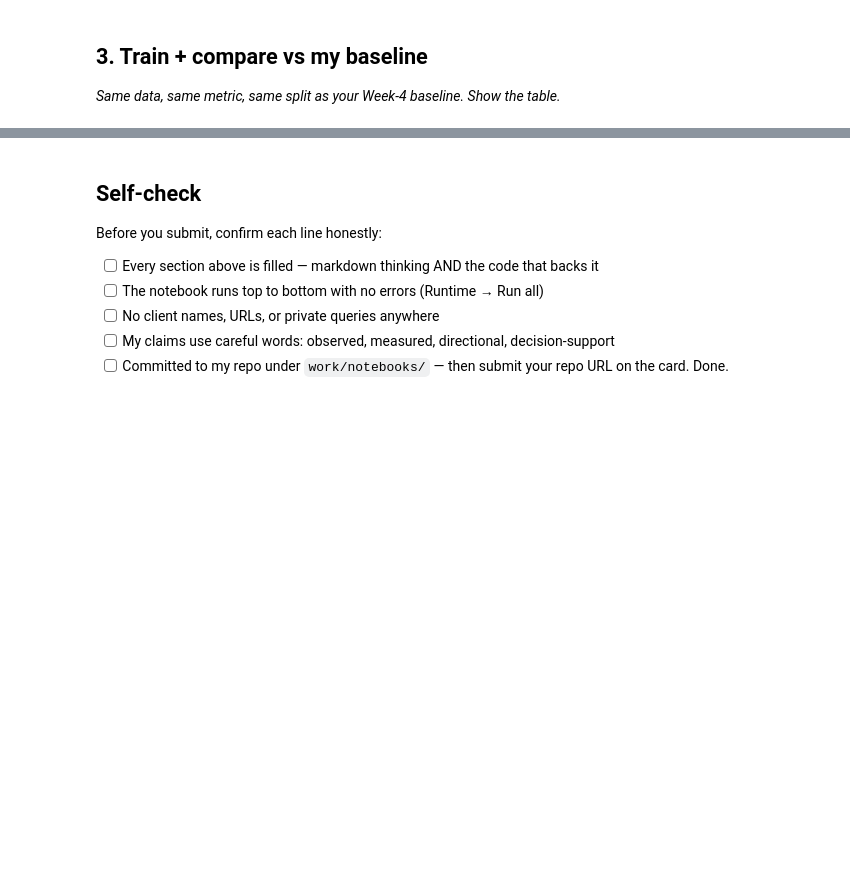
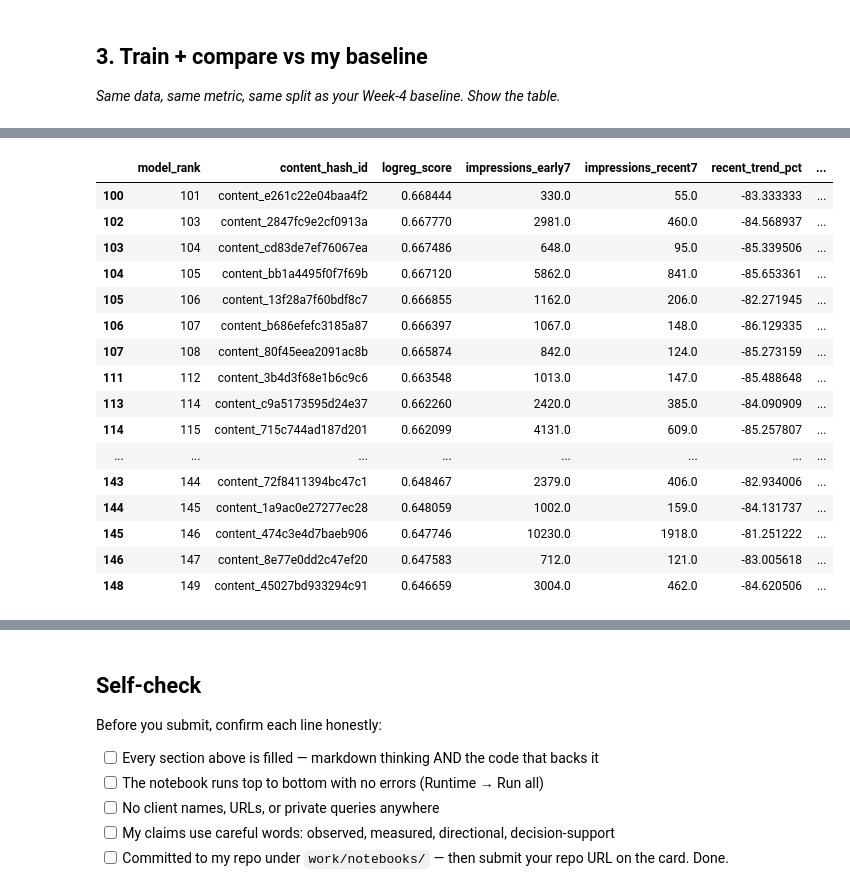
Before and after one commit to jh-emon002/flyrank-intern, a Jupyter notebook: work/notebooks/w05_model.ipynb, the cells around one changed output, grey strips where cells are left out. Cells and saved outputs as stored; diff of their text form; code cells hidden in the pictures; blank space fills up the shorter version.

```diff
--- a/work/notebooks/w05_model.ipynb
+++ b/work/notebooks/w05_model.ipynb
@@ -36,0 +596,17 @@ This skeleton is yours to fill. Work the sections **in order** — each one has
+# %%
+analysis_df = (
+    test_df
+    .sort_values(
+        "logreg_score",
+        ascending=False
+    )
+    .reset_index(drop=True)
+)
+
+analysis_df["model_rank"] = (
+    np.arange(len(analysis_df)) + 1
+)
+
+analysis_df["selected_top100"] = (
+    analysis_df["model_rank"] <= 100
+)
@@ -36,0 +690,41 @@ This skeleton is yours to fill. Work the sections **in order** — each one has
+# %%
+near_miss_positives = analysis_df[
+    (analysis_df["model_rank"] > 100)
+    & (analysis_df["model_rank"] <= 150)
+    & (analysis_df[TARGET] == 1)
+]
+
+display(
+    near_miss_positives[
+        [
+            "model_rank",
+            "content_hash_id",
+            "logreg_score",
+            "impressions_early7",
+            "impressions_recent7",
+            "recent_trend_pct",
+            "ctr_recent7_pct",
+            "avg_position_recent7",
+            "position_change",
+            TARGET
+        ]
+    ]
+)
+# %% [output]
+|  | model_rank | content_hash_id | logreg_score | impressions_early7 | impressions_recent7 | recent_trend_pct | ... |
+| 100 | 101 | content_e261c22e04baa4f2 | 0.668444 | 330.0 | 55.0 | -83.333333 | ... |
+| 102 | 103 | content_2847fc9e2cf0913a | 0.667770 | 2981.0 | 460.0 | -84.568937 | ... |
+| 103 | 104 | content_cd83de7ef76067ea | 0.667486 | 648.0 | 95.0 | -85.339506 | ... |
+| 104 | 105 | content_bb1a4495f0f7f69b | 0.667120 | 5862.0 | 841.0 | -85.653361 | ... |
+| 105 | 106 | content_13f28a7f60bdf8c7 | 0.666855 | 1162.0 | 206.0 | -82.271945 | ... |
+| 106 | 107 | content_b686efefc3185a87 | 0.666397 | 1067.0 | 148.0 | -86.129335 | ... |
+| 107 | 108 | content_80f45eea2091ac8b | 0.665874 | 842.0 | 124.0 | -85.273159 | ... |
+| 111 | 112 | content_3b4d3f68e1b6c9c6 | 0.663548 | 1013.0 | 147.0 | -85.488648 | ... |
+| 113 | 114 | content_c9a5173595d24e37 | 0.662260 | 2420.0 | 385.0 | -84.090909 | ... |
+| 114 | 115 | content_715c744ad187d201 | 0.662099 | 4131.0 | 609.0 | -85.257807 | ... |
+| ... | ... | ... | ... | ... | ... | ... | ... |
+| 143 | 144 | content_72f8411394bc47c1 | 0.648467 | 2379.0 | 406.0 | -82.934006 | ... |
+| 144 | 145 | content_1a9ac0e27277ec28 | 0.648059 | 1002.0 | 159.0 | -84.131737 | ... |
+| 145 | 146 | content_474c3e4d7baeb906 | 0.647746 | 10230.0 | 1918.0 | -81.251222 | ... |
+| 146 | 147 | content_8e77e0dd2c47ef20 | 0.647583 | 712.0 | 121.0 | -83.005618 | ... |
+| 148 | 149 | content_45027bd933294c91 | 0.646659 | 3004.0 | 462.0 | -84.620506 | ... |
```
Also changed, not shown: parts of 26 cells of this notebook.
